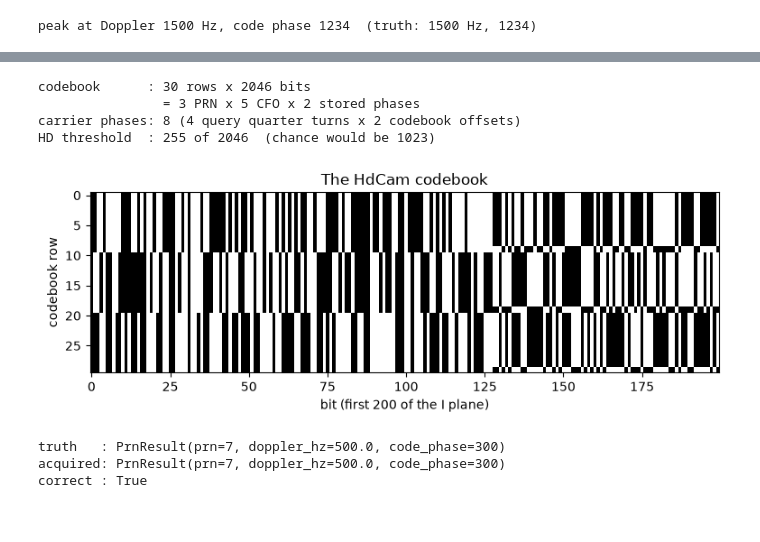
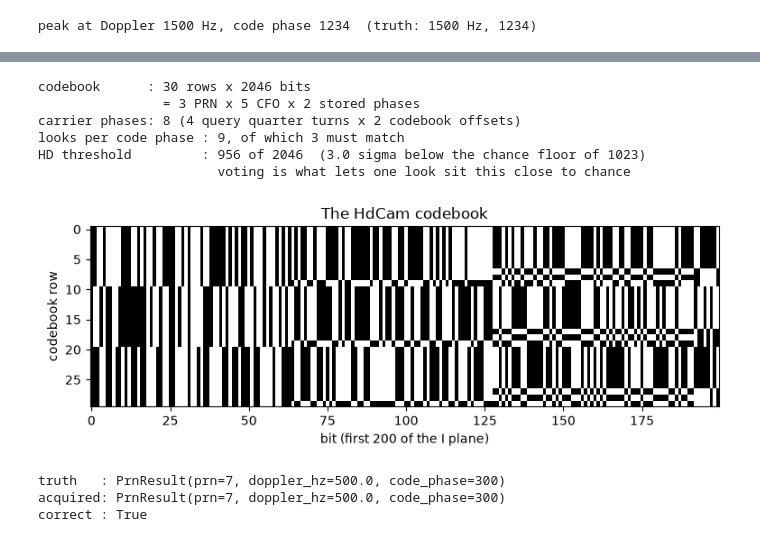
Before and after one commit to rechefe/hdcam-gps, a Jupyter notebook: notebooks/example_run.ipynb, the cells around one changed output, grey strips where cells are left out. Drawn from its saved outputs; the diff is of its cells as text; code cells hidden in the pictures.

```diff
--- a/notebooks/example_run.ipynb
+++ b/notebooks/example_run.ipynb
@@ -142,29 +148,35 @@ The CAM search is expensive to simulate, so this uses a smaller configuration.
 # %%
 cam_config = AcqConfig(
     fs_hz=1.023e6, prn_list=(1, 7, 19),
-    doppler_min_hz=-1000, doppler_max_hz=1000, doppler_step_hz=500, n_codes=2,
+    doppler_min_hz=-1000, doppler_max_hz=1000, doppler_step_hz=500, n_codes=10,
 )
 
 hdcam = OneBitHdCamClassifier(cam_config)
 print(f"codebook      : {hdcam.n_rows} rows x {hdcam.n_columns} bits")
 print(f"                = {len(cam_config.prn_list)} PRN x {hdcam.n_doppler_bins} CFO"
       f" x {hdcam.n_codebook_phases} stored phases")
 print(f"carrier phases: {hdcam.n_phases} ({4} query quarter turns"
       f" x {hdcam.n_codebook_phases} codebook offsets)")
-print(f"HD threshold  : {hdcam.hd_threshold} of {hdcam.n_columns}"
-      f"  (chance would be {hdcam.n_columns // 2})")
+chance, sigma = hdcam.n_columns / 2, np.sqrt(hdcam.n_columns) / 2
+print(f"looks per code phase : {hdcam.n_looks}, of which {hdcam.min_votes} must match")
+print(f"HD threshold         : {hdcam.hd_threshold} of {hdcam.n_columns}"
+      f"  ({(chance - hdcam.hd_threshold) / sigma:.1f} sigma below the chance floor"
+      f" of {chance:.0f})")
+print(f"                       voting is what lets one look sit this close to chance")
 
 fig, ax = plt.subplots(figsize=(9, 2.6))
 ax.imshow(hdcam.cam.grid[:, :200], aspect="auto", cmap="gray", interpolation="nearest")
 ax.set(xlabel="bit (first 200 of the I plane)", ylabel="codebook row",
        title="The HdCam codebook")
 ax.grid(False)
 plt.show()
 # %% [output]
 codebook      : 30 rows x 2046 bits
                 = 3 PRN x 5 CFO x 2 stored phases
 carrier phases: 8 (4 query quarter turns x 2 codebook offsets)
-HD threshold  : 255 of 2046  (chance would be 1023)
+looks per code phase : 9, of which 3 must match
+HD threshold         : 956 of 2046  (3.0 sigma below the chance floor of 1023)
+                       voting is what lets one look sit this close to chance
-[figure, old version]
+[figure, new version]
 # %%
 cam_scenario = generate_synthetic(cam_config, [
```
Also changed, not shown: parts of 9 cells of this notebook, 2 other files.
